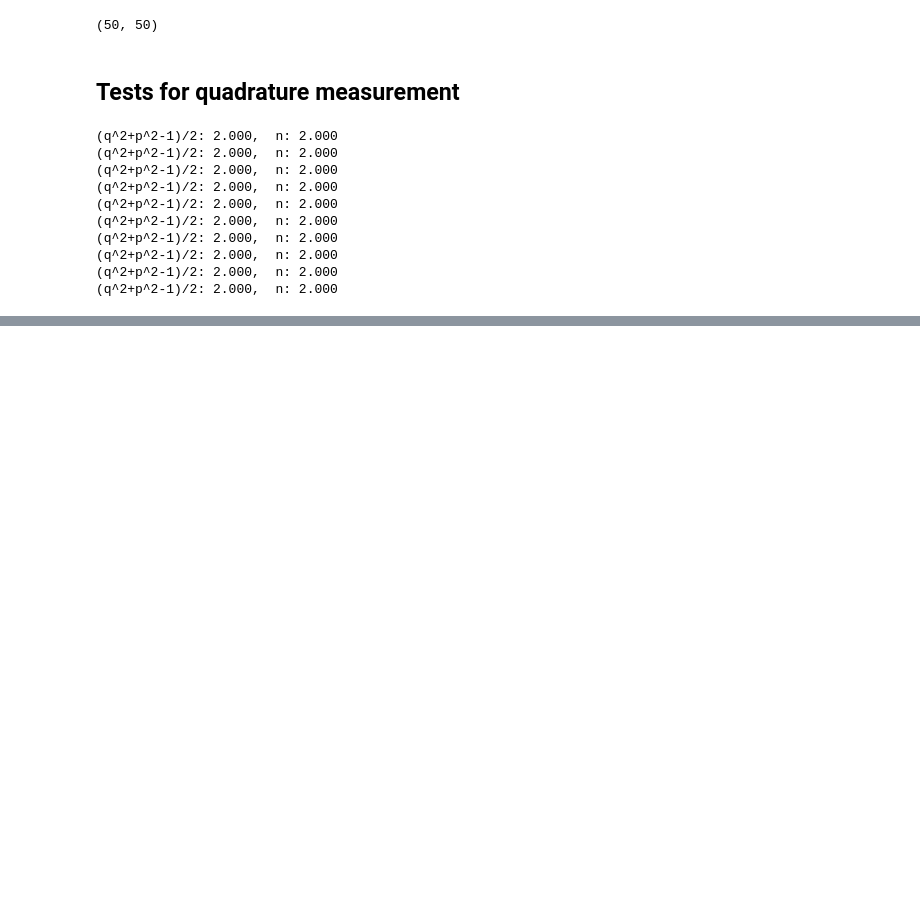
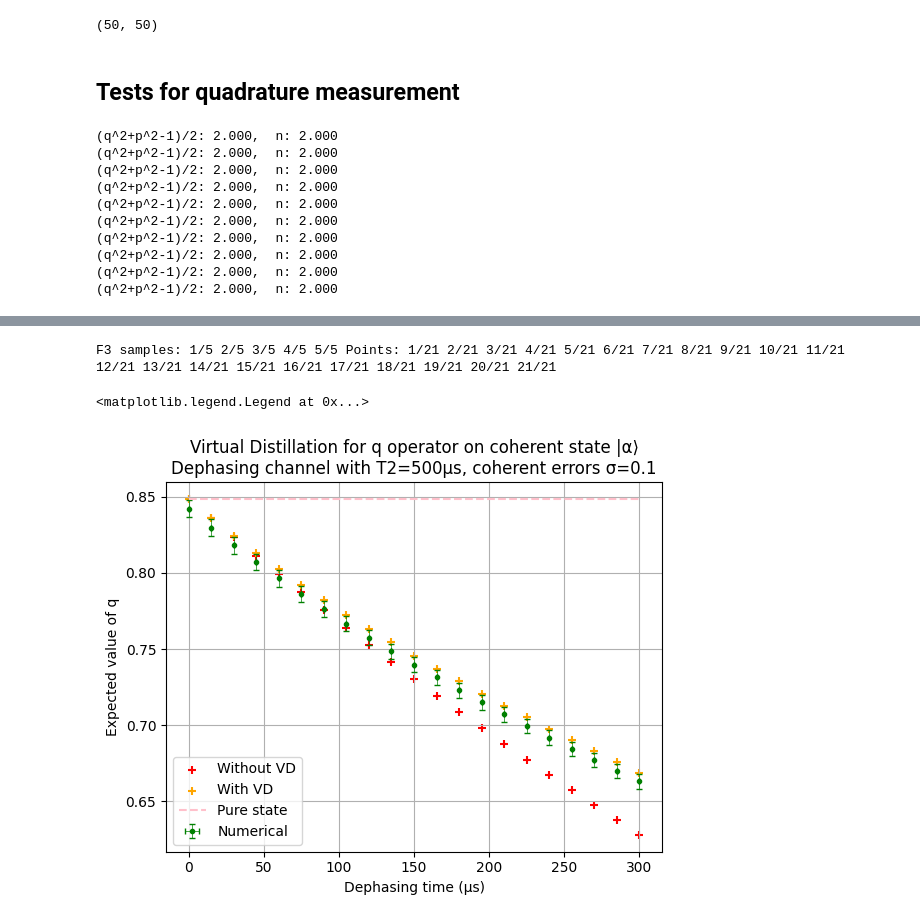
Before and after one commit to lfinocchiaro/virtual-distillation, a Jupyter notebook: tests.ipynb, the cells around one changed output, grey strips where cells are left out. Cells and saved outputs as stored; diff of their text form; code cells hidden in the pictures; blank space fills up the shorter version.

```diff
--- a/tests.ipynb
+++ b/tests.ipynb
@@ -476,7 +475,7 @@ S_coef(S_complex, 2,2,2,2,2,2)
 # %% [output]
 (0.9999999999999999+0j)
 # %%
-N_trunc = 5
+N_trunc = 1 # 5
 res = 0
 rho_mat = rho.full()
 for i1 in range(N_trunc):
@@ -567,0 +557,46 @@ for i in range(5): print(measure(psi_proj, q_quad_observable)[0])
+# %%
+N=11
+nb_samples = 21
+t_list = np.linspace(0, 300, nb_samples)
+kappa_phi = 1/500
+rho_coh = qutip.ket2dm(qutip.coherent(N, 0.6)) #+0.3j))
+rho_coh_list = create_states_dephasing(N, t_list, rho_coh, kappa_phi)
+q_operator = (qutip.destroy(N) + qutip.create(N))/np.sqrt(2)
+
+eps_std, nb_F_samples = 0.1, 5
+noise_list = np.random.normal(0,eps_std,(nb_F_samples,3))
+F3_list = [] # this time we store the whole gate
+print("F3 samples:", end=" ")
+for i in range(nb_F_samples):
+    bs1, bs2, bs3 = create_F3(N, np.sqrt((1/2,1/3,1/2)), noise_list[i])
+    print(f"{i+1}/{nb_F_samples}", end=" ")
+    F3_list.append(bs1*bs2*bs3)
+
+temp = (2j*np.pi/3*(qutip.tensor(qutip.num(N), qutip.identity(N))+2*qutip.tensor(qutip.identity(N), qutip.num(N)))).expm()
+denominator_op = qutip.tensor(temp, qutip.identity(N))
+numerator_op = qutip.tensor(temp, q_operator) / np.sqrt(3)
+results = np.zeros((nb_samples, nb_F_samples), dtype='complex')
+print("Points:", end=" ")
+for (i,rho) in enumerate(rho_coh_list):
+    for (j, F3) in enumerate(F3_list):
+        rho_3 = qutip.tensor([rho]*3)
+        rho_tilde = F3*rho_3*F3.dag()
+        results[i,j] = qutip.expect(numerator_op, rho_tilde)/qutip.expect(denominator_op, rho_tilde)
+    print(f"{i+1}/{len(rho_coh_list)}", end=" ")
+# %% [output]
+F3 samples: 1/5 2/5 3/5 4/5 5/5 Points: 1/21 2/21 3/21 4/21 5/21 6/21 7/21 8/21 9/21 10/21 11/21 12/21 13/21 14/21 15/21 16/21 17/21 18/21 19/21 20/21 21/21
+# %%
+plt.scatter(t_list, [qutip.expect(q_operator, rho) for rho in rho_coh_list], label="Without VD", c='r', marker='+')
+plt.scatter(t_list, [qutip.expect(q_operator, rho**3)/(rho**3).tr() for rho in rho_coh_list], label="With VD", c='orange', marker='+')
+plt.errorbar(t_list, np.abs(results.mean(1)), results.std(1), np.zeros_like(t_list),
+            barsabove=True, elinewidth=.5,fmt='.',capsize=2, label="Numerical", c='green')
+plt.plot(t_list, np.full_like(t_list, (q_operator*rho_coh).tr().real), label="Pure state", c='pink', linestyle='dashed')
+plt.title(f"Virtual Distillation for q operator on coherent state |α⟩\n"+
+          f"Dephasing channel with T2={1/kappa:.0f}μs, coherent errors σ={eps_std:.1f}")
+plt.xlabel("Dephasing time (μs)")
+plt.ylabel("Expected value of q")
+plt.grid()
+plt.legend()
+# %% [output]
+<matplotlib.legend.Legend at 0x...>
+[figure, added]
```
Also changed, not shown: parts of 10 cells of this notebook, 2 other files.
